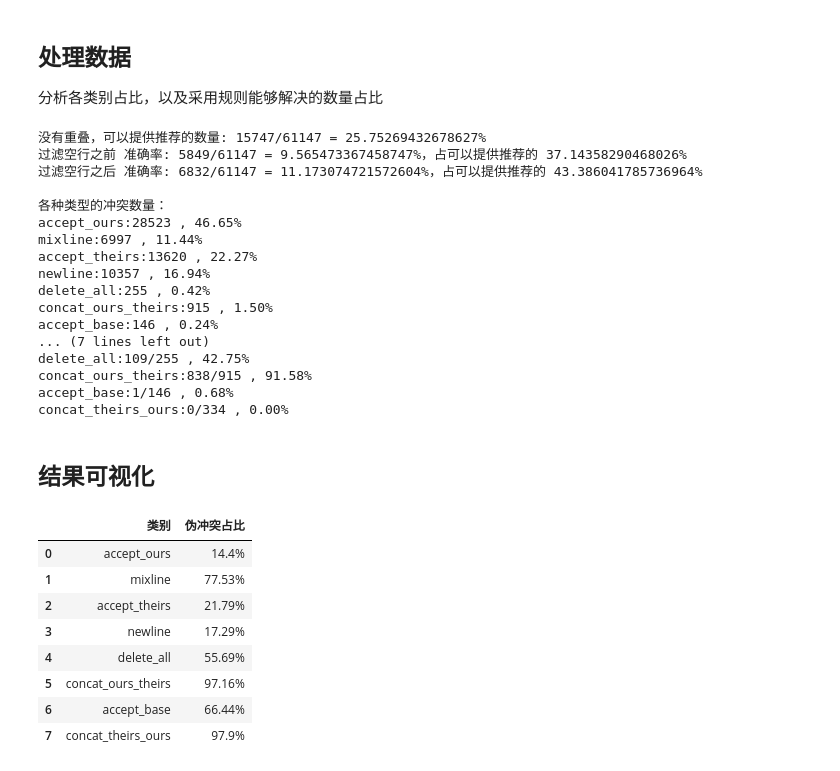
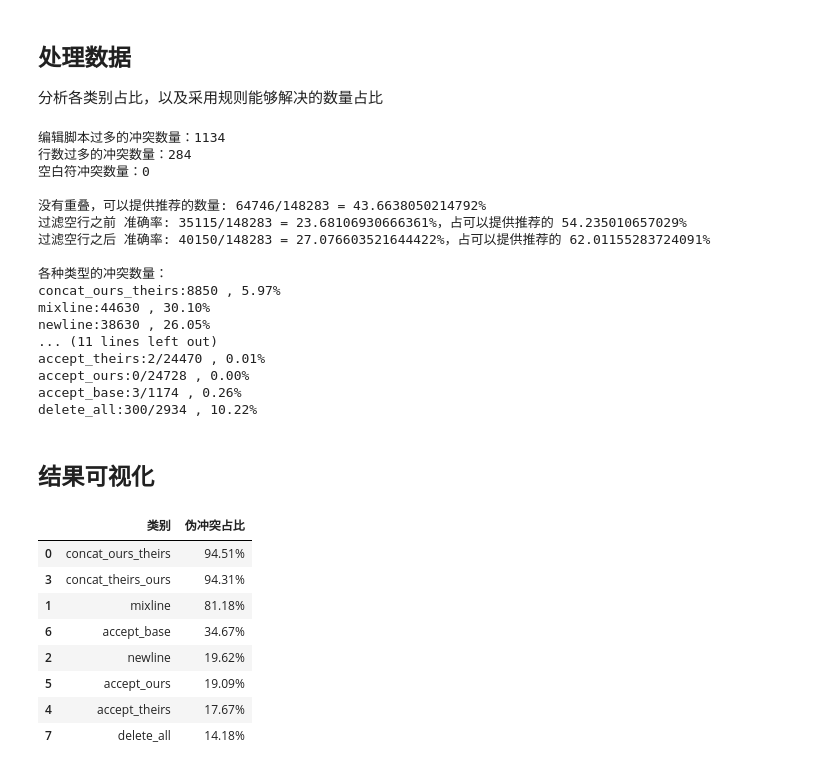
Before and after one commit to foriLLL/dataset_collect_analysis, a Jupyter notebook: script.ipynb, the cells around one changed output. Drawn from its saved outputs; the diff is of its cells as text; code cells hidden in the pictures.

Commit message:
修改收集过滤条件（>10ES or >1000lines)

```diff
--- a/script.ipynb
+++ b/script.ipynb
@@ -124,7 +122,7 @@ from dpbt import compute
 file_path = Path(os.path.abspath(''))
 
 # 读取冲突数据集
-with open(file_path / 'output/self_collected_most_50.json', 'r') as f:
+with open(file_path / 'output' / 'MergeBERT_all_lang.json', 'r') as f:
     data = json.load(f)
 
 conflicts = [Conflict(conflict['ours'], conflict['theirs'],
@@ -134,12 +132,24 @@ correct_with_no_empty_line = 0
 resolution_offerable_kind = defaultdict(int)
 kind_counter = defaultdict(int)
 correct_counter = defaultdict(int)
+too_many_edit_script = 0
+too_many_lines = 0
 
 for i, conflict in enumerate(tqdm(conflicts[:], desc="Processing conflicts")):
     kind_counter[conflict.resolution_kind] += 1
 
+    if len(conflict.base) > 1000 or len(conflict.ours) > 1000 or len(conflict.theirs) > 1000:
+        too_many_lines += 1
+        continue
+
     from_ours = compute(conflict.base, conflict.ours)
     from_theirs = compute(conflict.base, conflict.theirs)
+
+    edit_script_num = len(from_ours) + len(from_theirs)
+    if edit_script_num > 10:  # 编辑脚本过多
+        too_many_edit_script += 1
+        continue
+
 
     from_ours = sorted(from_ours, key=lambda x: x.seq1Range.start)
     from_theirs = sorted(from_theirs, key=lambda x: x.seq1Range.start)
@@ -207,6 +217,12 @@ for i, conflict in enumerate(tqdm(conflicts[:], desc="Processing conflicts")):
 correct = sum(correct_counter.values())
 resolution_offerable = sum(resolution_offerable_kind.values())
 conflict_sum = sum(kind_counter.values())
+
+print()
+print(f'编辑脚本过多的冲突数量：{too_many_edit_script}')
+print(f'行数过多的冲突数量：{too_many_lines}')
+print(f'空白符冲突数量：{whitespace_conflict}')
+print()
 print(
     f'没有重叠，可以提供推荐的数量: {resolution_offerable}/{conflict_sum} = {resolution_offerable/conflict_sum * 100}%')
 print(
@@ -220,26 +236,26 @@ for k, v in kind_counter.items():
     print(f'{k}:{v} , {v/conflict_sum*100:.2f}%')
 
 print()
-print('各种类型的冲突规则正确率：')
+print('使用规则，各种类型的冲突规则正确率：')
 for k, v in kind_counter.items():
     print(f'{k}:{correct_counter[k]}/{v} , {correct_counter[k]/v*100:.2f}%')
 # %% [output]
-没有重叠，可以提供推荐的数量: 15747/61147 = 25.75269432678627%
-过滤空行之前 准确率: 5849/61147 = 9.565473367458747%，占可以提供推荐的 37.14358290468026%
-过滤空行之后 准确率: 6832/61147 = 11.173074721572604%，占可以提供推荐的 43.386041785736964%
+编辑脚本过多的冲突数量：1134
+行数过多的冲突数量：284
+空白符冲突数量：0
+
+没有重叠，可以提供推荐的数量: 64746/148283 = 43.6638050214792%
+过滤空行之前 准确率: 35115/148283 = 23.68106930666361%，占可以提供推荐的 54.235010657029%
+过滤空行之后 准确率: 40150/148283 = 27.076603521644422%，占可以提供推荐的 62.01155283724091%
 
 各种类型的冲突数量：
-accept_ours:28523 , 46.65%
-mixline:6997 , 11.44%
-accept_theirs:13620 , 22.27%
-newline:10357 , 16.94%
-delete_all:255 , 0.42%
-concat_ours_theirs:915 , 1.50%
-accept_base:146 , 0.24%
-... (7 lines left out)
-delete_all:109/255 , 42.75%
-concat_ours_theirs:838/915 , 91.58%
-accept_base:1/146 , 0.68%
-concat_theirs_ours:0/334 , 0.00%
+concat_ours_theirs:8850 , 5.97%
+mixline:44630 , 30.10%
+newline:38630 , 26.05%
+... (11 lines left out)
+accept_theirs:2/24470 , 0.01%
+accept_ours:0/24728 , 0.00%
+accept_base:3/1174 , 0.26%
+delete_all:300/2934 , 10.22%
 # %% [markdown]
 ## 结果可视化
@@ -257,3 +262,14 @@ kind_counter = {
+# %%
+kind_counter = {
+    'concat_ours_theirs': 8850,
+    'mixline': 44630,
+    'newline': 38630,
+    'concat_theirs_ours': 2867,
+    'accept_theirs': 24470,
+    'accept_ours': 24728,
+    'accept_base': 1174,
+    'delete_all': 2934,
+}
 # %%
 # 绘制所有类型冲突的占比饼图
 import plotly.graph_objects as go
@@ -274,25 +290,26 @@ fig.show()
 # %%
 import pandas as pd
 # 所有语言数据中伪冲突的比例
 
 suggestion_given_rate = {
     k: resolution_offerable_kind[k]/v*100 for k, v in kind_counter.items()
 }
 suggestion_given_rate_df_dic = {'类别':suggestion_given_rate.keys(), '伪冲突占比':suggestion_given_rate.values()}
 falsepositive_rate = pd.DataFrame(suggestion_given_rate_df_dic)
 falsepositive_rate['伪冲突占比'] = falsepositive_rate['伪冲突占比'].round(2)
 falsepositive_rate['伪冲突占比'] = falsepositive_rate['伪冲突占比'].apply(lambda x: str(x)+'%')
+falsepositive_rate = falsepositive_rate.sort_values(by='伪冲突占比', ascending=False)
 falsepositive_rate
 # %% [output]
 |  | 类别 | 伪冲突占比 |
-| 0 | accept_ours | 14.4% |
-| 1 | mixline | 77.53% |
-| 2 | accept_theirs | 21.79% |
-| 3 | newline | 17.29% |
-| 4 | delete_all | 55.69% |
-| 5 | concat_ours_theirs | 97.16% |
-| 6 | accept_base | 66.44% |
-| 7 | concat_theirs_ours | 97.9% |
+| 0 | concat_ours_theirs | 94.51% |
+| 3 | concat_theirs_ours | 94.31% |
+| 1 | mixline | 81.18% |
+| 6 | accept_base | 34.67% |
+| 2 | newline | 19.62% |
+| 5 | accept_ours | 19.09% |
+| 4 | accept_theirs | 17.67% |
+| 7 | delete_all | 14.18% |
 # %%
 # 所有语言数据中冲突的解决比例
 import pandas as pd
```
Also changed, not shown: parts of 5 cells of this notebook.
